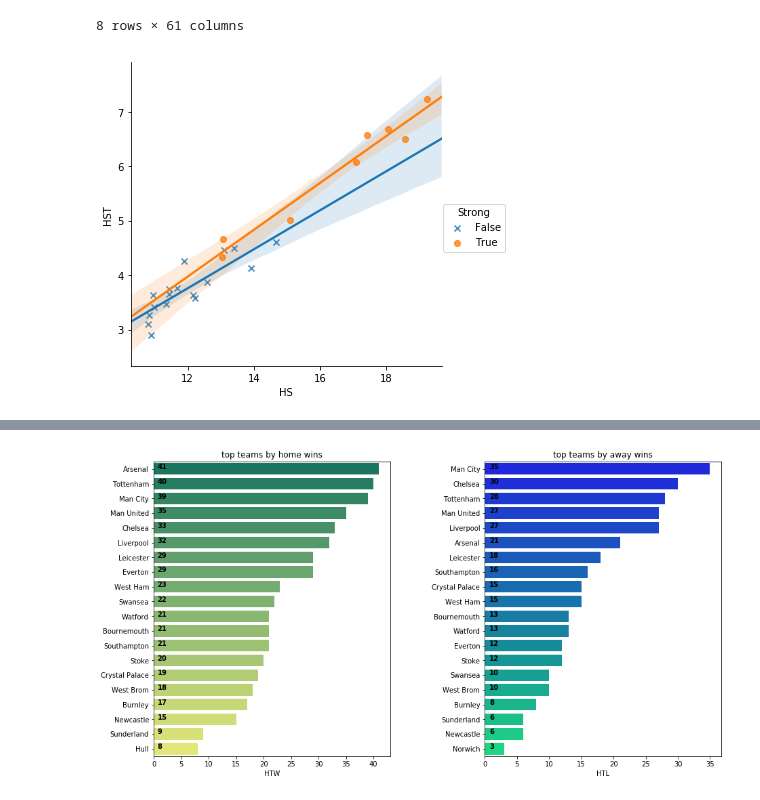
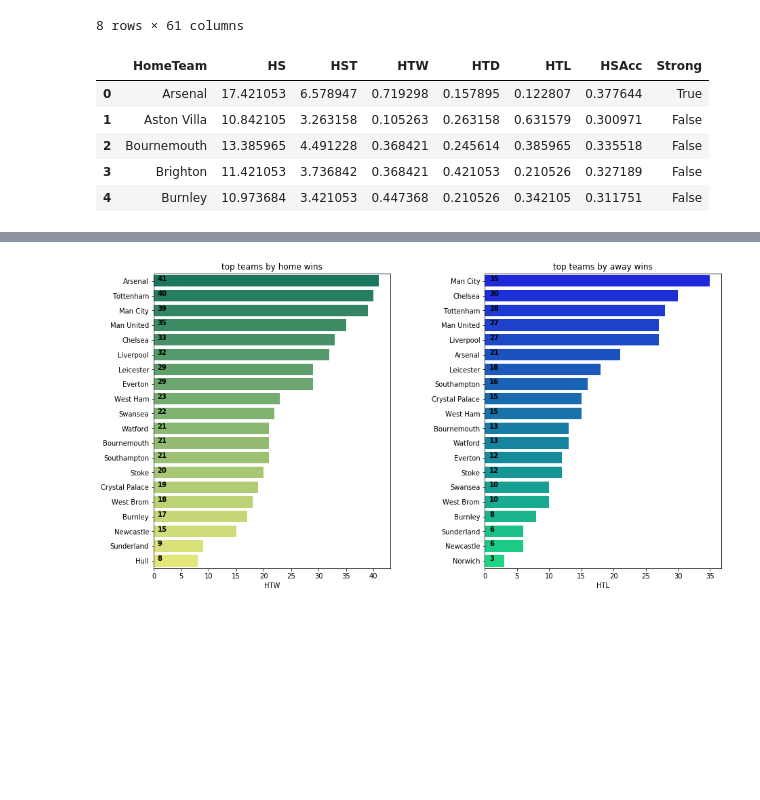
Before and after one commit to sunghoonhong/foot-ball-analysis, a Jupyter notebook: Untitled1.ipynb, the cells around one changed output, grey strips where cells are left out. Cells and saved outputs as stored; diff of their text form; code cells hidden in the pictures; blank space fills up the shorter version.

```diff
--- a/Untitled1.ipynb
+++ b/Untitled1.ipynb
@@ -27,12 +27,16 @@ df.describe()
 | max | 7.000000 | 7.000000 | 4.000000 | 4.000000 | 37.000000 | 30.000000 | 17.000000 | 15.000000 | 24.000000 | 26.000000 | ... | ... |
 8 rows × 61 columns
 # %%
-group = df[['HomeTeam','HS','HST','HTW']].groupby(df['HomeTeam'])
-shotDfHome = group.mean().reset_index()
-shotDfHome["HSAcc"] = shotDfHome['HST'] / shotDfHome['HS']
-shotDfHome["Strong"] = shotDfHome['HTW'] >= 0.5
-shotDfHome = shotDfHome.sort_values(by="HTW",ascending=False)
-sns.lmplot(x="HS", y="HST", data=shotDfHome, hue='Strong',markers=["x", "o"])
-plt.show()
+group = df[['HomeTeam','HS','HST','HTW','HTD','HTL']].groupby(df['HomeTeam'])
+teamDfHome = group.mean().reset_index()
+teamDfHome["HSAcc"] = teamDfHome['HST'] / teamDfHome['HS']
+teamDfHome["Strong"] = teamDfHome['HTW'] >= 0.453509
+
+teamDfHome.head()
 # %% [output]
-[figure, removed]
+|  | HomeTeam | HS | HST | HTW | HTD | HTL | HSAcc | Strong |
+| 0 | Arsenal | 17.421053 | 6.578947 | 0.719298 | 0.157895 | 0.122807 | 0.377644 | True |
+| 1 | Aston Villa | 10.842105 | 3.263158 | 0.105263 | 0.263158 | 0.631579 | 0.300971 | False |
+| 2 | Bournemouth | 13.385965 | 4.491228 | 0.368421 | 0.245614 | 0.385965 | 0.335518 | False |
+| 3 | Brighton | 11.421053 | 3.736842 | 0.368421 | 0.421053 | 0.210526 | 0.327189 | False |
+| 4 | Burnley | 10.973684 | 3.421053 | 0.447368 | 0.210526 | 0.342105 | 0.311751 | False |
```
Also changed, not shown: parts of 9 cells of this notebook.
